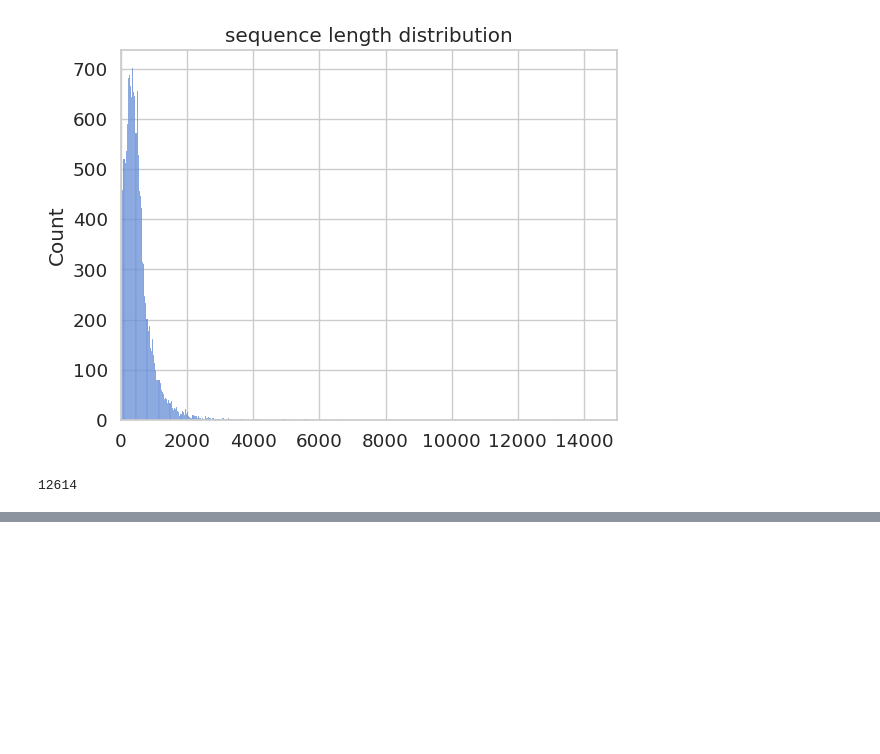
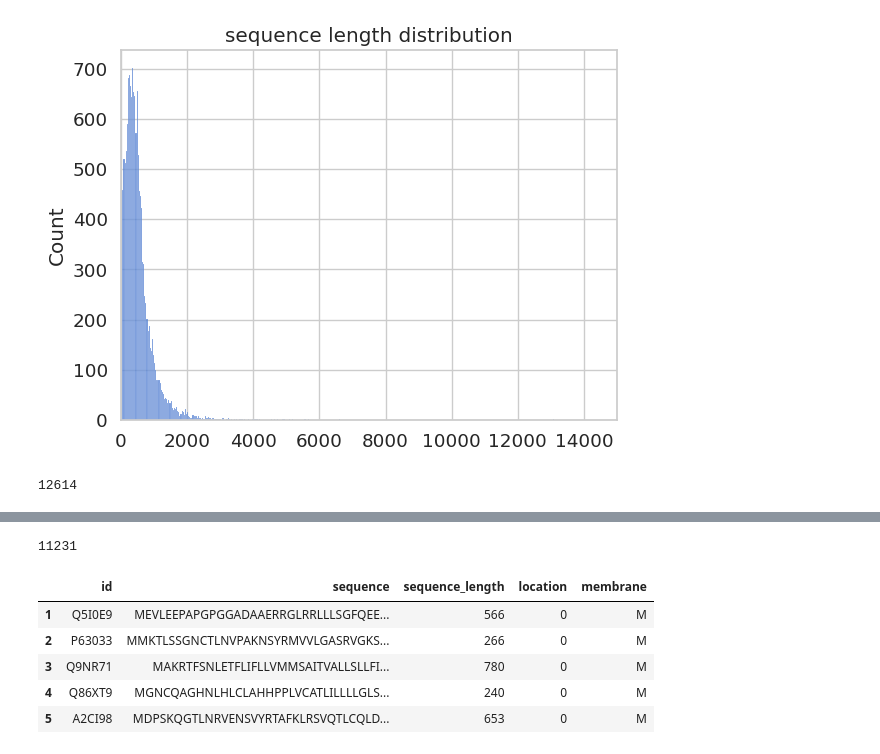
Before and after one commit to yoshimethod/bioinformatics, a Jupyter notebook: bioinformatics_pr5.ipynb, the cells around one changed output, grey strips where cells are left out. Drawn from its saved outputs; the diff is of its cells as text; code cells hidden in the pictures; blank space fills up the shorter version.

```diff
--- a/bioinformatics_pr5.ipynb
+++ b/bioinformatics_pr5.ipynb
@@ -121,0 +135,6 @@ len(dataX)
+# %%
+categories = data.location.astype('category').cat
+data['location'] = categories.codes
+class_names = categories.categories
+num_classes = len(class_names)
+print(class_names)
@@ -121,0 +161,13 @@ len(dataX)
+# %%
+df_train = data[data.is_train == 1]
+df_train = df_train.drop(['is_train'], axis = 1)
+print(df_train.shape[0])
+df_train.head()
+# %% [output]
+11231
+|  | id | sequence | sequence_length | location | membrane |
+| 1 | Q5I0E9 | MEVLEEPAPGPGGADAAERRGLRRLLLSGFQEE... | 566 | 0 | M |
+| 2 | P63033 | MMKTLSSGNCTLNVPAKNSYRMVVLGASRVGKS... | 266 | 0 | M |
+| 3 | Q9NR71 | MAKRTFSNLETFLIFLLVMMSAITVALLSLLFI... | 780 | 0 | M |
+| 4 | Q86XT9 | MGNCQAGHNLHLCLAHHPPLVCATLILLLLGLS... | 240 | 0 | M |
+| 5 | A2CI98 | MDPSKQGTLNRVENSVYRTAFKLRSVQTLCQLD... | 653 | 0 | M |
```
Also changed, not shown: parts of 28 cells of this notebook.
